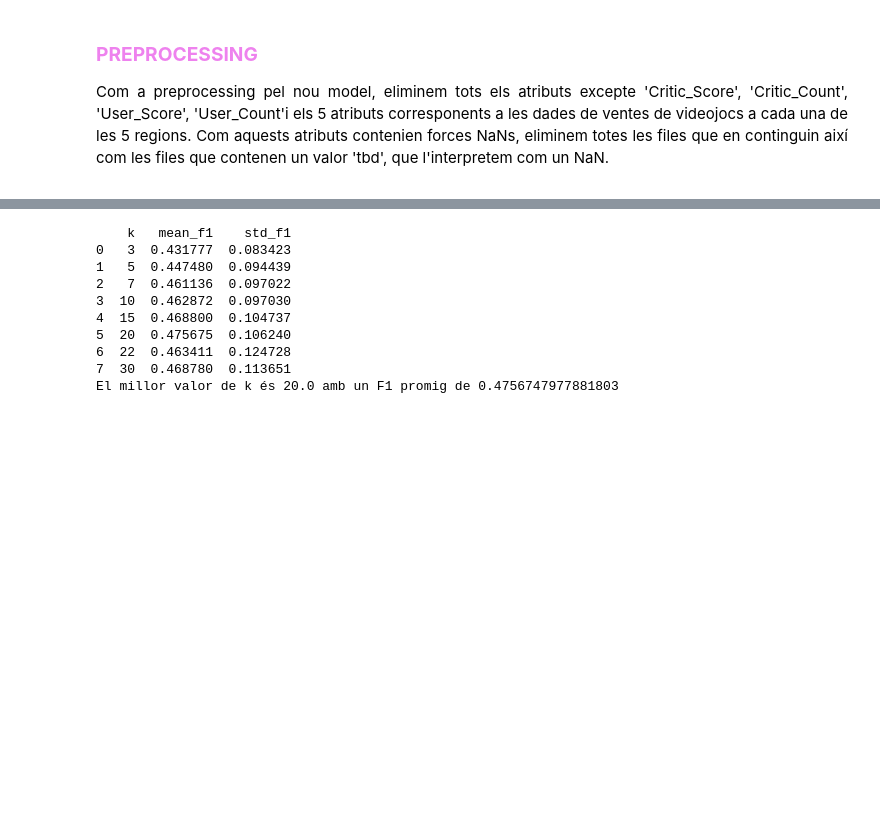
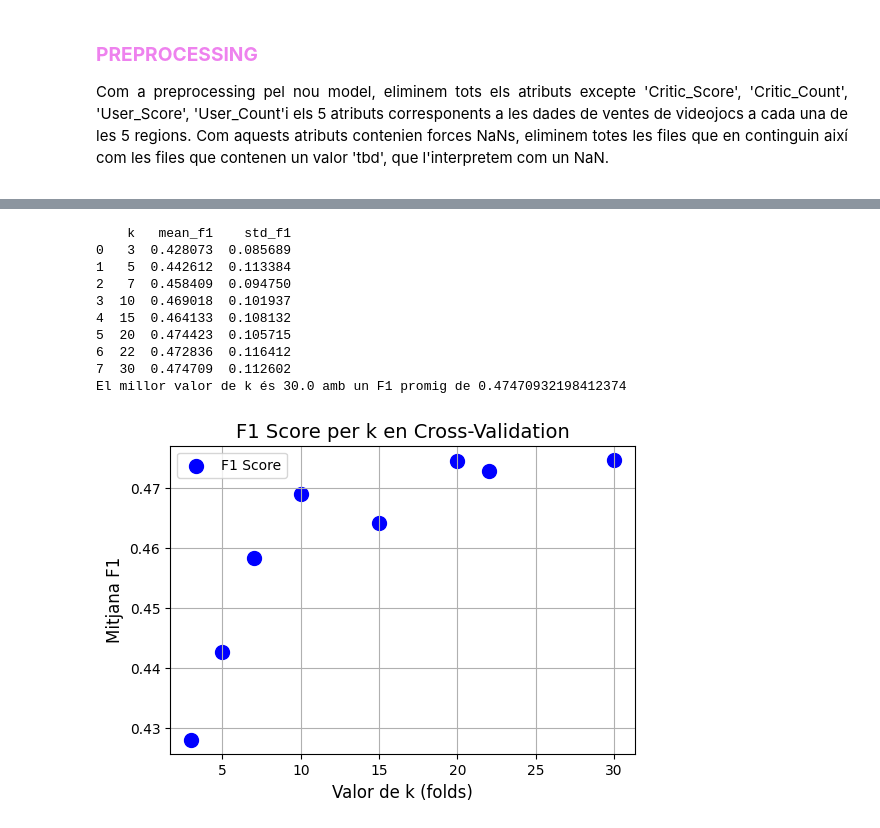
Before and after one commit to LuisVera1998/Cas-Kaggle-APC-1637397, a Jupyter notebook: Cas_Kaggle_1637397/Cas_Kaggle_1637397.ipynb, the cells around one changed output, grey strips where cells are left out. Cells and saved outputs as stored; diff of their text form; code cells hidden in the pictures; blank space fills up the shorter version.

```diff
--- a/Cas_Kaggle_1637397/Cas_Kaggle_1637397.ipynb
+++ b/Cas_Kaggle_1637397/Cas_Kaggle_1637397.ipynb
@@ -529,36 +549,48 @@ weighted avg       0.73      0.74      0.72      1404
 # %%
-#Trobar la millor k pel cross validation
-k_values = [3, 5, 7, 10, 15, 20,22,30]
+
+# Trobar la millor k pel cross validation
+k_values = [3, 5, 7, 10, 15, 20, 22, 30]
 
 results = []
 target = 'Global_Ventes_Binaria'
 model = RandomForestClassifier()
 
 X = df_sense_atributs[['Critic_Score', 'User_Score', 'Critic_Count', 'User_Count']]
 y = df_sense_atributs[target]
 
 
 for k in k_values:
     cv_scores = cross_val_score(model, X, y, cv=k, scoring='f1')
 
     results.append({'k': k, 'mean_f1': np.mean(cv_scores), 'std_f1': np.std(cv_scores)})
 
+results_df = pd.DataFrame(results)
 
-results_df = pd.DataFrame(results)
 
 print(results_df)
 
-
+# Trobar el millor k
 best_k = results_df.loc[results_df['mean_f1'].idxmax()]
 print(f"El millor valor de k és {best_k['k']} amb un F1 promig de {best_k['mean_f1']}")
+
+# Gràfica
+plt.figure(figsize=(6, 4))
+plt.scatter(results_df['k'], results_df['mean_f1'], color='b', label='F1 Score', s=100)
+plt.title('F1 Score per k en Cross-Validation', fontsize=14)
+plt.xlabel('Valor de k (folds)', fontsize=12)
+plt.ylabel('Mitjana F1', fontsize=12)
+plt.grid(True)
+plt.legend()
+plt.show()
 # %% [output]
     k   mean_f1    std_f1
-0   3  0.431777  0.083423
-1   5  0.447480  0.094439
-2   7  0.461136  0.097022
-3  10  0.462872  0.097030
-4  15  0.468800  0.104737
-5  20  0.475675  0.106240
-6  22  0.463411  0.124728
-7  30  0.468780  0.113651
-El millor valor de k és 20.0 amb un F1 promig de 0.4756747977881803
+0   3  0.428073  0.085689
+1   5  0.442612  0.113384
+2   7  0.458409  0.094750
+3  10  0.469018  0.101937
+4  15  0.464133  0.108132
+5  20  0.474423  0.105715
+6  22  0.472836  0.116412
+7  30  0.474709  0.112602
+El millor valor de k és 30.0 amb un F1 promig de 0.47470932198412374
+[figure, added]
```
Also changed, not shown: parts of 14 cells of this notebook.
